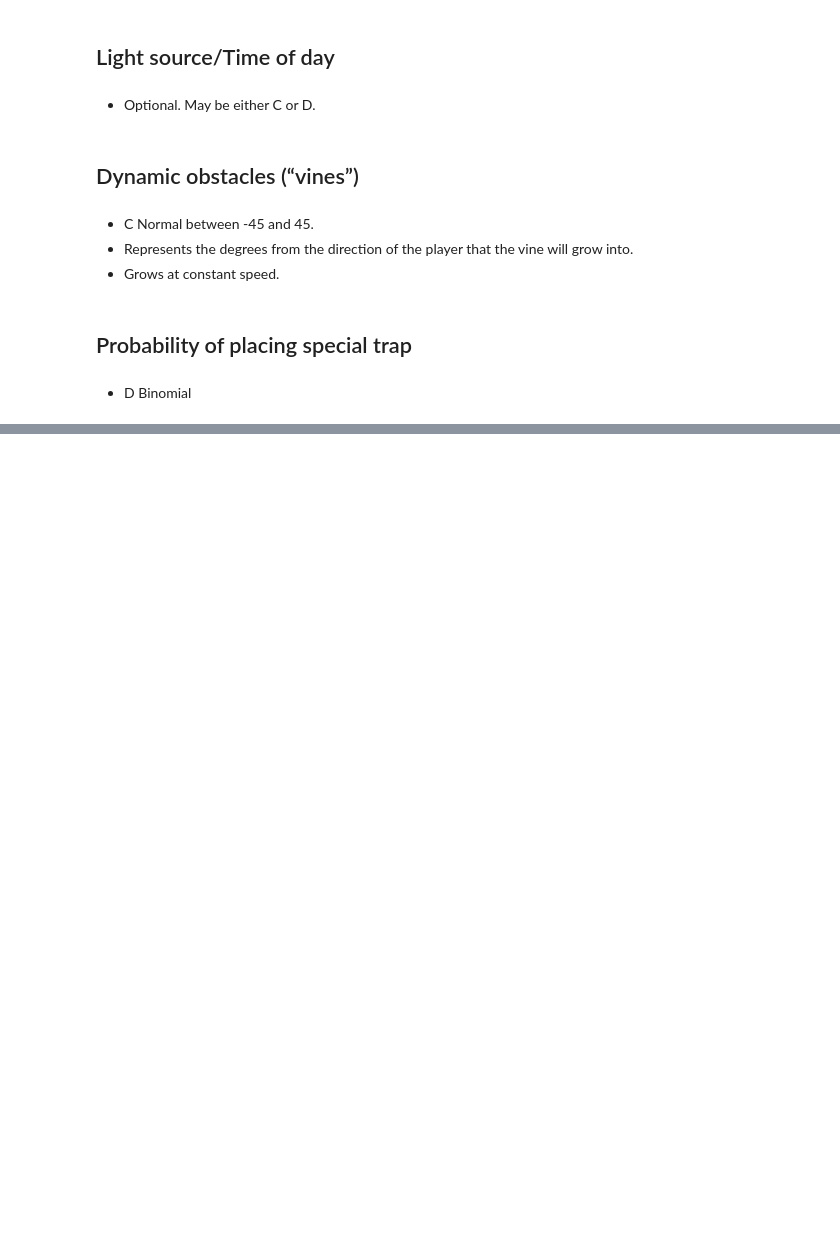
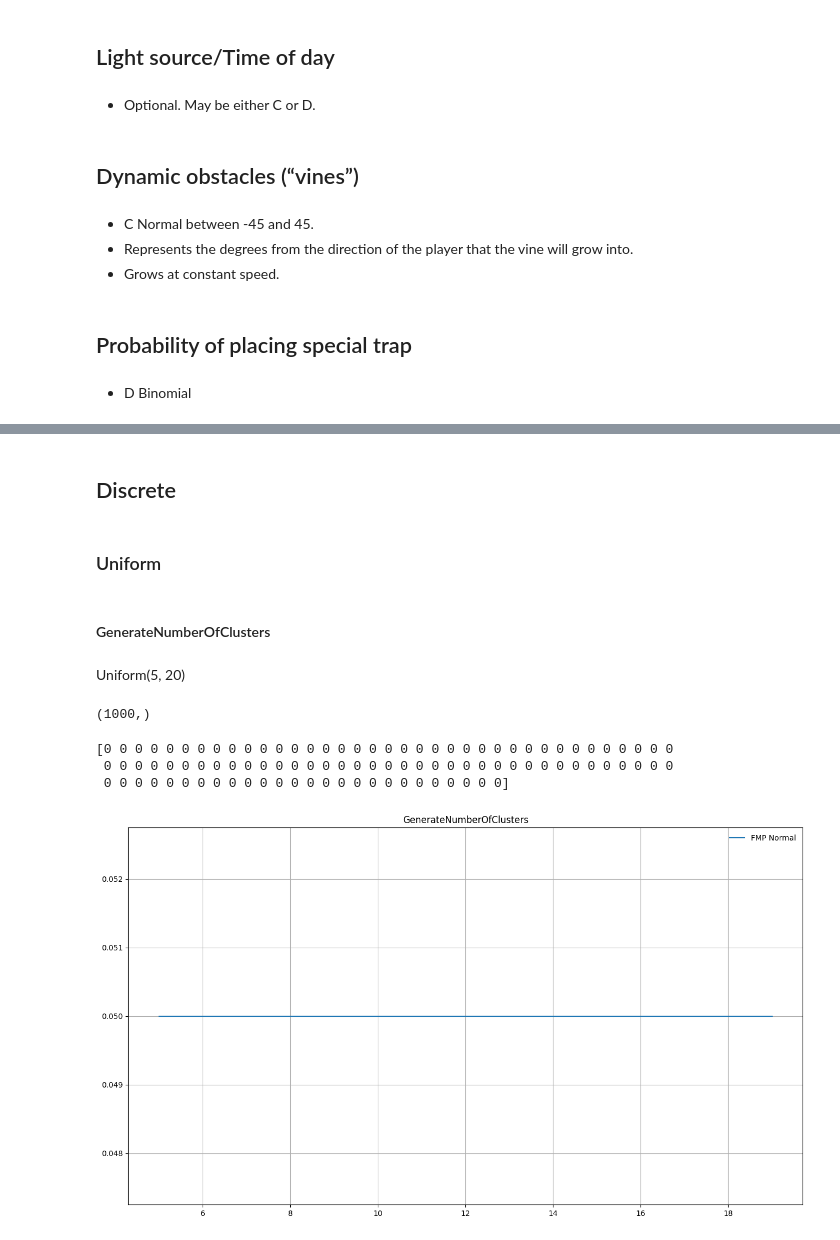
Before and after one commit to TretasPt/PI_JJKR, a Jupyter notebook: ThingsThatShouldBeOutside/Variables.ipynb, the cells around one changed output, grey strips where cells are left out. Drawn from its saved outputs; the diff is of its cells as text; code cells hidden in the pictures; blank space fills up the shorter version.

```diff
--- a/ThingsThatShouldBeOutside/Variables.ipynb
+++ b/ThingsThatShouldBeOutside/Variables.ipynb
@@ -236,0 +270,74 @@ The round will be 6 seconds
+# %% [markdown]
+## Discrete
+# %% [markdown]
+### Uniform
+# %% [markdown]
+#### GenerateNumberOfClusters
+# %% [markdown]
+Uniform(5, 20)
+# %%
+sampled = np.loadtxt("./GenerateNumberOfClusters.csv",delimiter=";",dtype=int).transpose()
+print(sampled.shape)
+
+sampledComulative = sampled.cumsum()
+
+
+
+# print(sampled)
+# print("space")
+# print(sampledComulative)
+
+# sampled = pd.read_csv("./GenerateNumberOfClusters.csv",sep=";",header=0).to_numpy()
+# print(sampled.shape)
+# print(sampled)
+
+# sampledComulative = sampled
+
+# sampledComulative = sampled.cumsum()
+# print(sampledComulative.shape)
+# print(sampledComulative)
+# %% [output]
+(1000,)
+# %%
+
+
+# Figure
+plt.figure(figsize=(16, 9),num=0)
+
+# Uniform function parameters
+min, max = 5, 20
+
+
+
+averaged= np.zeros([100],dtype=int)
+np.
+print(averaged)
+
+
+
+
+# Display the probability mass function (pmf):
+x = np.arange(min, max)
+
+# Plot the pmf
+plt.plot(x, uniform.pdf(x, min, max), label='FMP Normal')
+# plt.vlines(x, 0, binom.pmf(x, n, p), colors='b', lw=5, alpha=0.5)
+plt.title("GenerateNumberOfClusters")
+plt.legend(loc='best', frameon=False)
+plt.grid(True)
+
+
+# plt.plot(x, uniform.pdf(x, min, max), label='FMP Normal')
+
+# plt.figure(num=0)
+# plt.plot([5,19],[1,1], "bo")
+# # plt.show()
+
+
+
+plt.show()
+# %% [output]
+[0 0 0 0 0 0 0 0 0 0 0 0 0 0 0 0 0 0 0 0 0 0 0 0 0 0 0 0 0 0 0 0 0 0 0 0 0
+ 0 0 0 0 0 0 0 0 0 0 0 0 0 0 0 0 0 0 0 0 0 0 0 0 0 0 0 0 0 0 0 0 0 0 0 0 0
+ 0 0 0 0 0 0 0 0 0 0 0 0 0 0 0 0 0 0 0 0 0 0 0 0 0 0]
+[figure, added]
```
Also changed, not shown: parts of 16 cells of this notebook, 2 other files.
